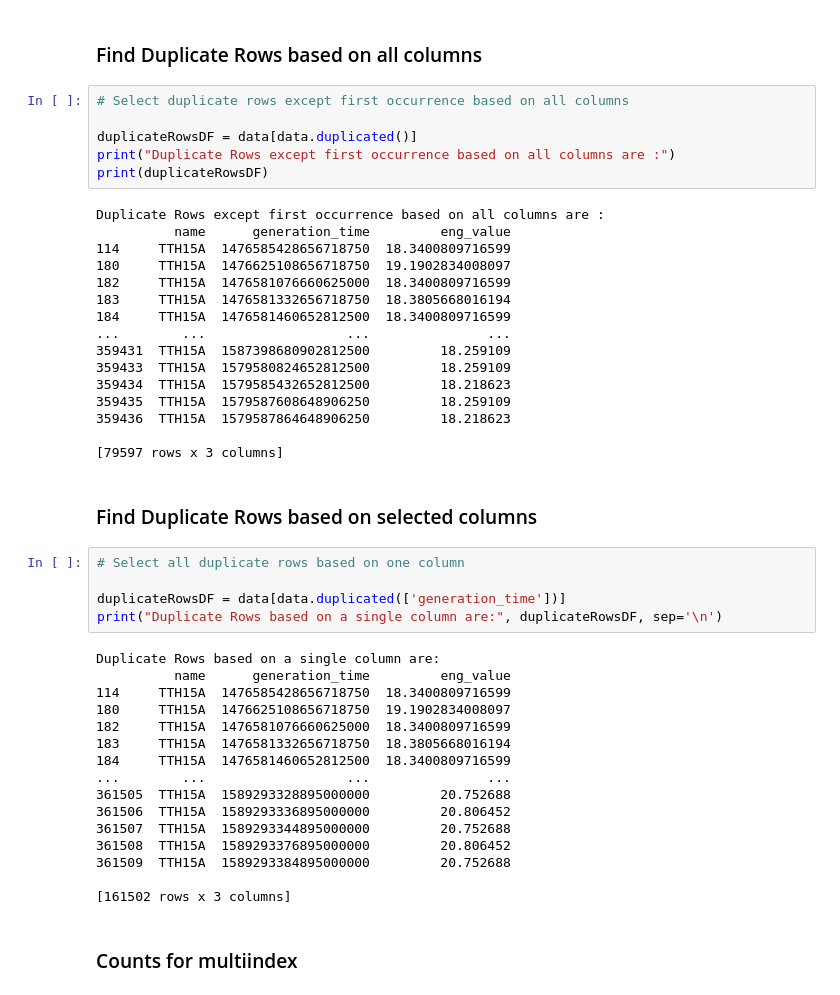
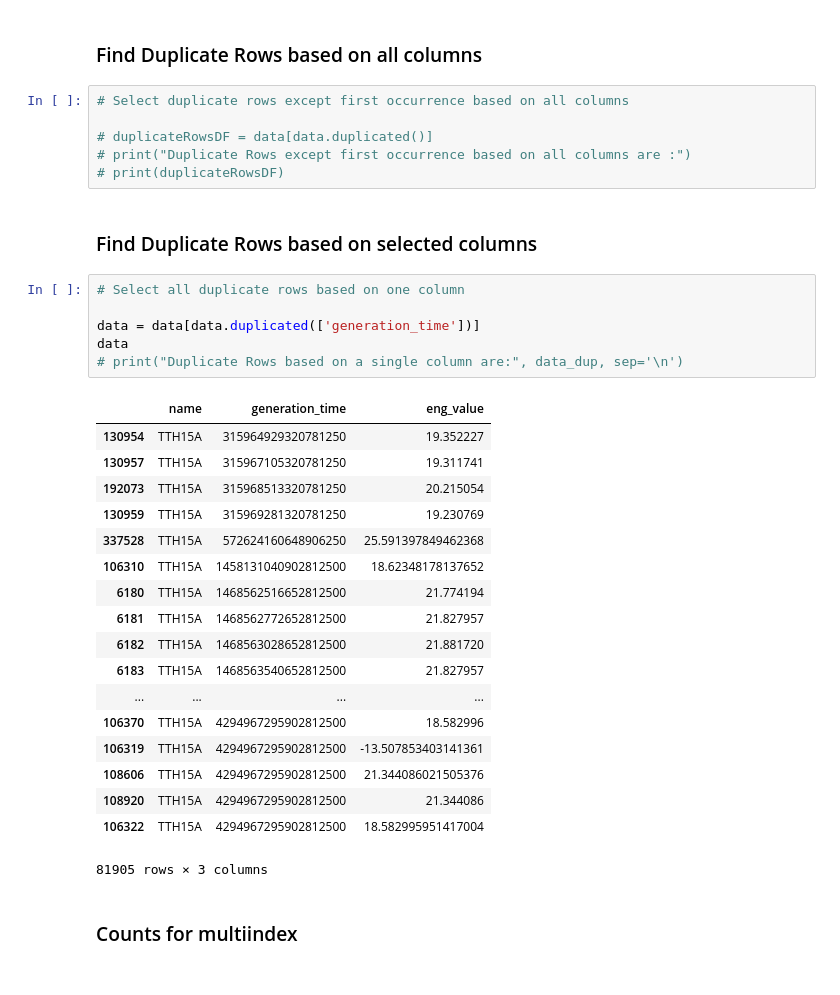
Before and after one commit to parinyad123/Telemetry_Project, a Jupyter notebook: New/UntitledFolder/TTH15A.ipynb, the cells around one changed output. Drawn from its saved outputs; the diff is of its cells as text.

```diff
--- a/New/UntitledFolder/TTH15A.ipynb
+++ b/New/UntitledFolder/TTH15A.ipynb
@@ -28,48 +10,36 @@ data
 # %%
 # Select duplicate rows except first occurrence based on all columns
 
-duplicateRowsDF = data[data.duplicated()]
-print("Duplicate Rows except first occurrence based on all columns are :")
-print(duplicateRowsDF)
+# duplicateRowsDF = data[data.duplicated()]
+# print("Duplicate Rows except first occurrence based on all columns are :")
+# print(duplicateRowsDF)
-# %% [output]
-Duplicate Rows except first occurrence based on all columns are :
-          name      generation_time         eng_value
-114     TTH15A  1476585428656718750  18.3400809716599
-180     TTH15A  1476625108656718750  19.1902834008097
-182     TTH15A  1476581076660625000  18.3400809716599
-183     TTH15A  1476581332656718750  18.3805668016194
-184     TTH15A  1476581460652812500  18.3400809716599
-...        ...                  ...               ...
-359431  TTH15A  1587398680902812500         18.259109
-359433  TTH15A  1579580824652812500         18.259109
-359434  TTH15A  1579585432652812500         18.218623
-359435  TTH15A  1579587608648906250         18.259109
-359436  TTH15A  1579587864648906250         18.218623
-
-[79597 rows x 3 columns]
 # %% [markdown]
 ### Find Duplicate Rows based on selected columns
 # %%
 # Select all duplicate rows based on one column
 
-duplicateRowsDF = data[data.duplicated(['generation_time'])]
-print("Duplicate Rows based on a single column are:", duplicateRowsDF, sep='\n')
+data = data[data.duplicated(['generation_time'])]
+data
+# print("Duplicate Rows based on a single column are:", data_dup, sep='\n')
 # %% [output]
+|  | name | generation_time | eng_value |
+| 130954 | TTH15A | 315964929320781250 | 19.352227 |
+| 130957 | TTH15A | 315967105320781250 | 19.311741 |
+| 192073 | TTH15A | 315968513320781250 | 20.215054 |
+| 130959 | TTH15A | 315969281320781250 | 19.230769 |
+| 337528 | TTH15A | 572624160648906250 | 25.591397849462368 |
+| 106310 | TTH15A | 1458131040902812500 | 18.62348178137652 |
+| 6180 | TTH15A | 1468562516652812500 | 21.774194 |
+| 6181 | TTH15A | 1468562772652812500 | 21.827957 |
+| 6182 | TTH15A | 1468563028652812500 | 21.881720 |
+| 6183 | TTH15A | 1468563540652812500 | 21.827957 |
+| ... | ... | ... | ... |
+| 106370 | TTH15A | 4294967295902812500 | 18.582996 |
+| 106319 | TTH15A | 4294967295902812500 | -13.507853403141361 |
+| 108606 | TTH15A | 4294967295902812500 | 21.344086021505376 |
+| 108920 | TTH15A | 4294967295902812500 | 21.344086 |
+| 106322 | TTH15A | 4294967295902812500 | 18.582995951417004 |
-Duplicate Rows based on a single column are:
-          name      generation_time         eng_value
-114     TTH15A  1476585428656718750  18.3400809716599
-180     TTH15A  1476625108656718750  19.1902834008097
-182     TTH15A  1476581076660625000  18.3400809716599
-183     TTH15A  1476581332656718750  18.3805668016194
-184     TTH15A  1476581460652812500  18.3400809716599
-...        ...                  ...               ...
-361505  TTH15A  1589293328895000000         20.752688
-361506  TTH15A  1589293336895000000         20.806452
-361507  TTH15A  1589293344895000000         20.752688
-361508  TTH15A  1589293376895000000         20.806452
-361509  TTH15A  1589293384895000000         20.752688
-
-[161502 rows x 3 columns]
+81905 rows × 3 columns
 # %% [markdown]
 ### Counts for multiindex
 # %%
```
Also changed, not shown: parts of 8 cells of this notebook, 5 other files.
